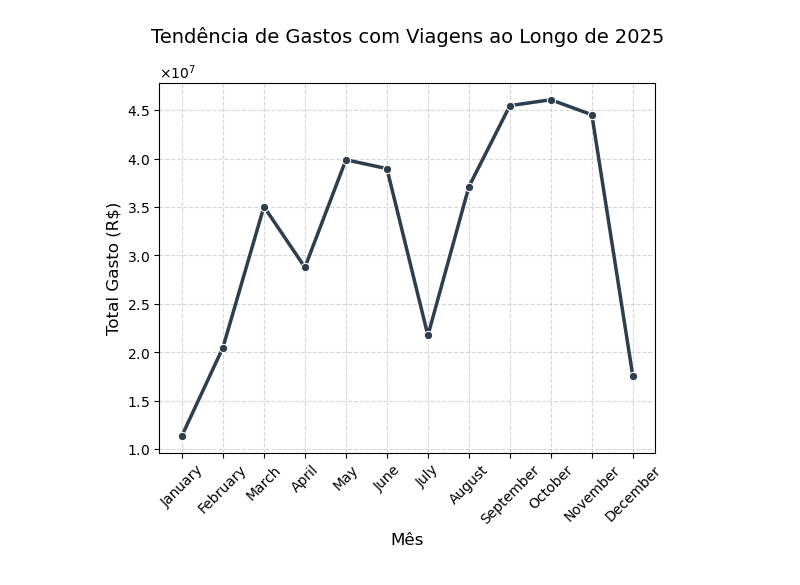
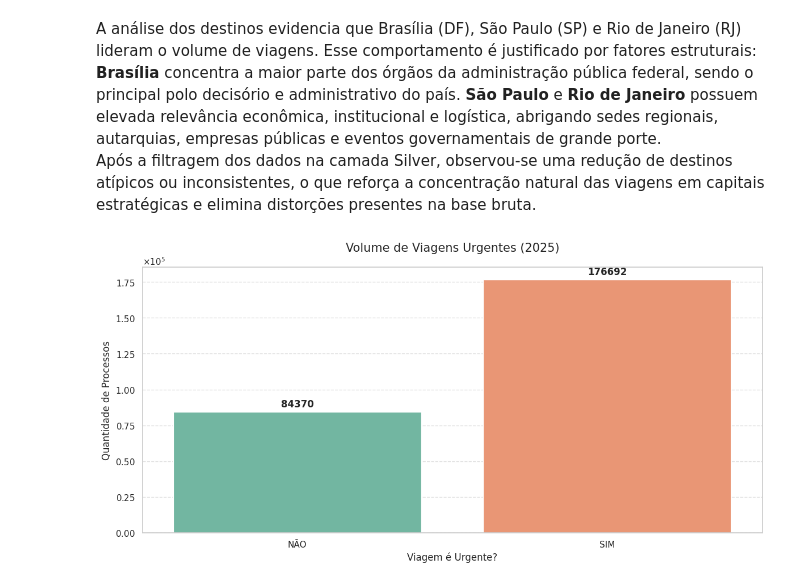
Before and after one commit to JuliaGabP/bi_gov_viagens, a Jupyter notebook: Data Layer/silver/analytcs.ipynb, the cells around one changed output. Drawn from its saved outputs; the diff is of its cells as text; code cells hidden in the pictures.

Commit message:
fix: corrigindo análises do silver

```diff
--- a/Data Layer/silver/analytcs.ipynb
+++ b/Data Layer/silver/analytcs.ipynb
@@ -7,14 +8,6 @@ import pandas as pd
 from matplotlib.ticker import ScalarFormatter
 # %%
-df = pd.read_csv(
-    "Viagens_2025_LIMPAS.csv",
-    sep=";",
-    encoding="latin1",
-    decimal=",",
-    dayfirst=True,
-    parse_dates=[
-        'Período - Data de início',
-        'Período - Data de fim'
-    ]
+engine = create_engine(
+    "postgresql://bi_bancos2:1q2w3e@db:5432/viagens_db"
 )
 # %%
@@ -75,40 +62,39 @@ plt.show()
+# %% [markdown]
+A análise dos destinos evidencia que Brasília (DF), São Paulo (SP) e Rio de Janeiro (RJ) lideram o volume de viagens.
+Esse comportamento é justificado por fatores estruturais:
+**Brasília** concentra a maior parte dos órgãos da administração pública federal, sendo o principal polo decisório e administrativo do país. **São Paulo** e **Rio de Janeiro** possuem elevada relevância econômica, institucional e logística, abrigando sedes regionais, autarquias, empresas públicas e eventos governamentais de grande porte.
+Após a filtragem dos dados na camada Silver, observou-se uma redução de destinos atípicos ou inconsistentes, o que reforça a concentração natural das viagens em capitais estratégicas e elimina distorções presentes na base bruta.
 # %%
-gastos_mensais = (
-    df.groupby('Mês - Ida')['Total gasto']
-      .sum()
-      .reset_index()
+ax = sns.countplot(
+    data=df,
+    x='via_urg',
+    hue='via_urg',
+    palette='Set2',
+    legend=False
 )
 
-gastos_mensais['Mês - Ida'] = pd.Categorical(
-    gastos_mensais['Mês - Ida'],
-    categories=meses_ordem,
-    ordered=True
-)
-
-gastos_mensais = gastos_mensais.sort_values('Mês - Ida')
-
-ax = sns.lineplot(
-             data=gastos_mensais,
-             x='Mês - Ida',
-             y='Total gasto',
-             marker='o',
-             linewidth=2.5,
-             color='#2c3e50'
-            )
+for p in ax.patches:
+    ax.annotate(
+        f'{int(p.get_height())}',
+        (p.get_x() + p.get_width() / 2., p.get_height()),
+        ha='center',
+        va='center',
+        xytext=(0, 10),
+        textcoords='offset points',
+        fontweight='bold',
+        fontsize=12
+    )
 
 formatter = ScalarFormatter(useMathText=True)
 formatter.set_scientific(True)
 formatter.set_powerlimits((0, 0))
-
 ax.yaxis.set_major_formatter(formatter)
 
-plt.title('Tendência de Gastos com Viagens ao Longo de 2025', fontsize=14, pad=15)
-plt.ylabel('Total Gasto (R$)', fontsize=12)
-plt.xlabel('Mês', fontsize=12)
-plt.grid(True, linestyle='--', alpha=0.5)
-
-plt.xticks(rotation=45)
-
+plt.title('Volume de Viagens Urgentes (2025)', fontsize=15, pad=20)
+plt.xlabel('Viagem é Urgente?', fontsize=12)
+plt.ylabel('Quantidade de Processos', fontsize=12)
+plt.grid(axis='y', linestyle='--', alpha=0.6)
+plt.tight_layout()
 plt.show()
 # %% [output]
-[figure, old version]
+[figure, new version]
```
Also changed, not shown: parts of 29 cells of this notebook.
